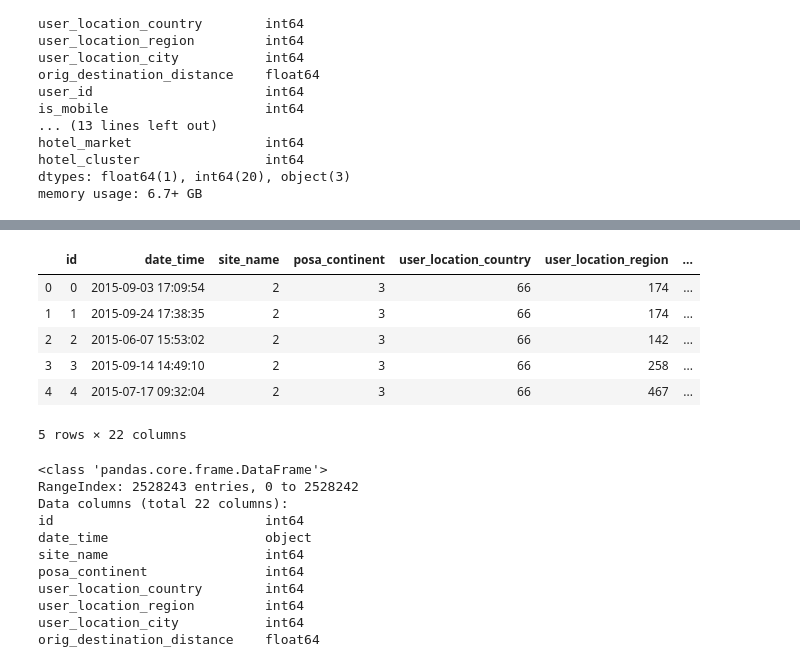
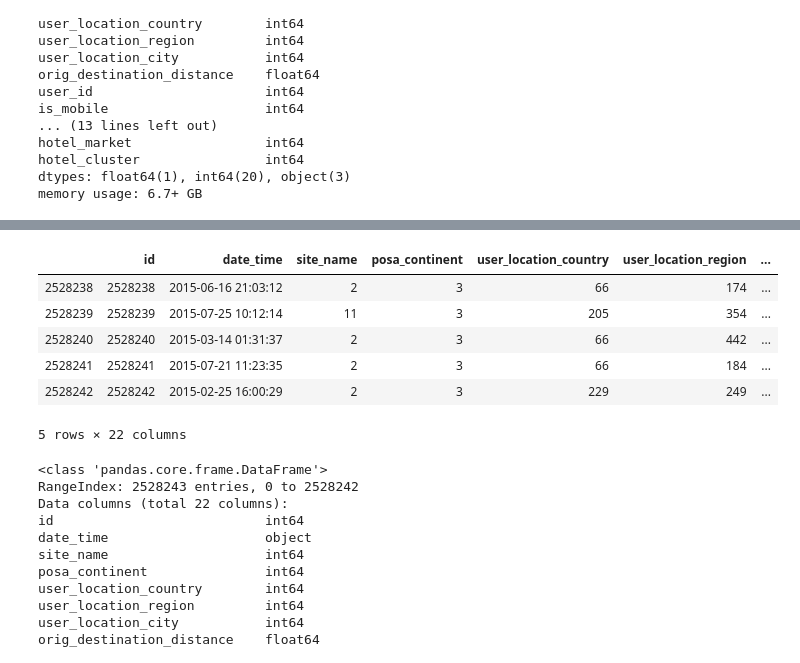
Before and after one commit to znulll/ROWILT, a Jupyter notebook: Kaggle/expedia-hotel-recommendations/expedia_hotel_recommendations.ipynb, the cells around one changed output, grey strips where cells are left out. Saved outputs shown, nothing was run; the diff lists cells and outputs as text; code cells hidden in the pictures.

```diff
--- a/Kaggle/expedia-hotel-recommendations/expedia_hotel_recommendations.ipynb
+++ b/Kaggle/expedia-hotel-recommendations/expedia_hotel_recommendations.ipynb
@@ -128,12 +126,12 @@ memory usage: 6.7+ GB
 # %%
-test.head()
+test.tail()
 # %% [output]
 |  | id | date_time | site_name | posa_continent | user_location_country | user_location_region | ... |
-| 0 | 0 | 2015-09-03 17:09:54 | 2 | 3 | 66 | 174 | ... |
-| 1 | 1 | 2015-09-24 17:38:35 | 2 | 3 | 66 | 174 | ... |
-| 2 | 2 | 2015-06-07 15:53:02 | 2 | 3 | 66 | 142 | ... |
-| 3 | 3 | 2015-09-14 14:49:10 | 2 | 3 | 66 | 258 | ... |
-| 4 | 4 | 2015-07-17 09:32:04 | 2 | 3 | 66 | 467 | ... |
+| 2528238 | 2528238 | 2015-06-16 21:03:12 | 2 | 3 | 66 | 174 | ... |
+| 2528239 | 2528239 | 2015-07-25 10:12:14 | 11 | 3 | 205 | 354 | ... |
+| 2528240 | 2528240 | 2015-03-14 01:31:37 | 2 | 3 | 66 | 442 | ... |
+| 2528241 | 2528241 | 2015-07-21 11:23:35 | 2 | 3 | 66 | 184 | ... |
+| 2528242 | 2528242 | 2015-02-25 16:00:29 | 2 | 3 | 229 | 249 | ... |
 5 rows × 22 columns
 # %%
 test.info()
```
Also changed, not shown: parts of 41 cells of this notebook.
